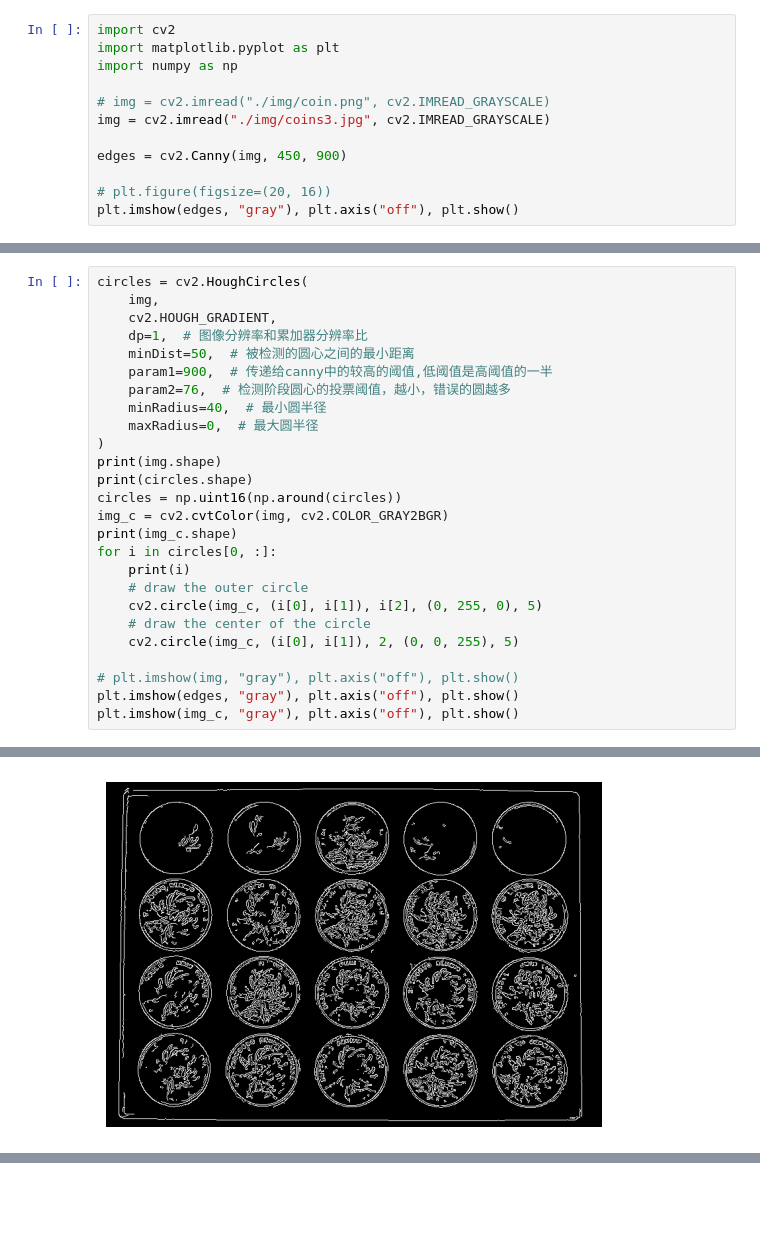
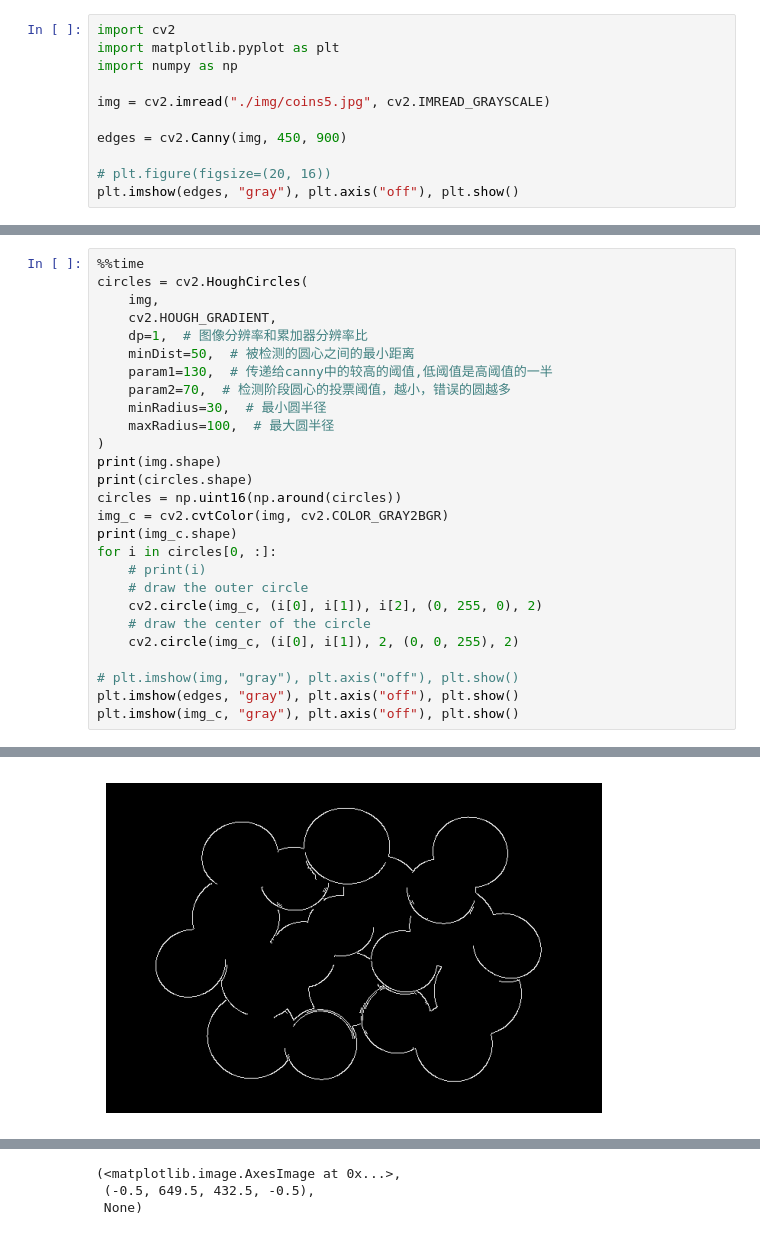
Before and after one commit to Sparidae/CoinDetector, a Jupyter notebook: simple.ipynb, the cells around one changed output, grey strips where cells are left out. Drawn from its saved outputs; the diff is of its cells as text; blank space fills up the shorter version.

```diff
--- a/simple.ipynb
+++ b/simple.ipynb
@@ -3,8 +3,7 @@ import cv2
 import matplotlib.pyplot as plt
 import numpy as np
 
-# img = cv2.imread("./img/coin.png", cv2.IMREAD_GRAYSCALE)
-img = cv2.imread("./img/coins3.jpg", cv2.IMREAD_GRAYSCALE)
+img = cv2.imread("./img/coins5.jpg", cv2.IMREAD_GRAYSCALE)
 
 edges = cv2.Canny(img, 450, 900)
 
@@ -17,14 +16,15 @@ plt.imshow(edges, "gray"), plt.axis("off"), plt.show()
  None)
 # %%
+%%time
 circles = cv2.HoughCircles(
     img,
     cv2.HOUGH_GRADIENT,
     dp=1,  # 图像分辨率和累加器分辨率比
     minDist=50,  # 被检测的圆心之间的最小距离
-    param1=900,  # 传递给canny中的较高的阈值,低阈值是高阈值的一半
-    param2=76,  # 检测阶段圆心的投票阈值，越小，错误的圆越多
-    minRadius=40,  # 最小圆半径
-    maxRadius=0,  # 最大圆半径
+    param1=130,  # 传递给canny中的较高的阈值,低阈值是高阈值的一半
+    param2=70,  # 检测阶段圆心的投票阈值，越小，错误的圆越多
+    minRadius=30,  # 最小圆半径
+    maxRadius=100,  # 最大圆半径
 )
 print(img.shape)
 print(circles.shape)
@@ -32,11 +32,11 @@ circles = np.uint16(np.around(circles))
 img_c = cv2.cvtColor(img, cv2.COLOR_GRAY2BGR)
 print(img_c.shape)
 for i in circles[0, :]:
-    print(i)
+    # print(i)
     # draw the outer circle
-    cv2.circle(img_c, (i[0], i[1]), i[2], (0, 255, 0), 5)
+    cv2.circle(img_c, (i[0], i[1]), i[2], (0, 255, 0), 2)
     # draw the center of the circle
-    cv2.circle(img_c, (i[0], i[1]), 2, (0, 0, 255), 5)
+    cv2.circle(img_c, (i[0], i[1]), 2, (0, 0, 255), 2)
 
 # plt.imshow(img, "gray"), plt.axis("off"), plt.show()
 plt.imshow(edges, "gray"), plt.axis("off"), plt.show()
@@ -57 +48 @@ plt.imshow(img_c, "gray"), plt.axis("off"), plt.show()
-[figure, old version]
+[figure, new version]
@@ -61,0 +52,3 @@ plt.imshow(img_c, "gray"), plt.axis("off"), plt.show()
+(<matplotlib.image.AxesImage at 0x...>,
+ (-0.5, 649.5, 432.5, -0.5),
+ None)
```
Also changed, not shown: parts of 3 cells of this notebook, 2 other files.
